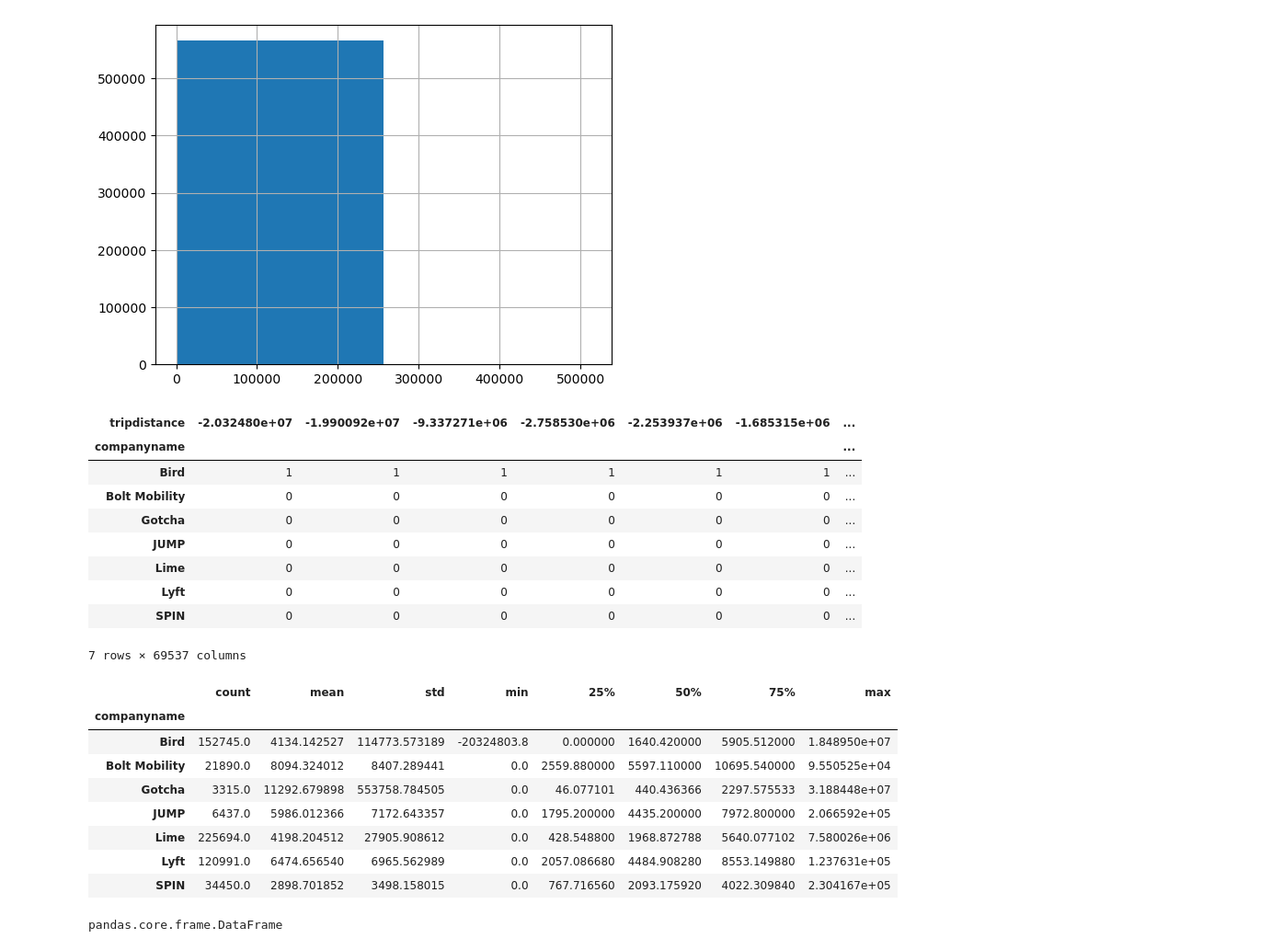
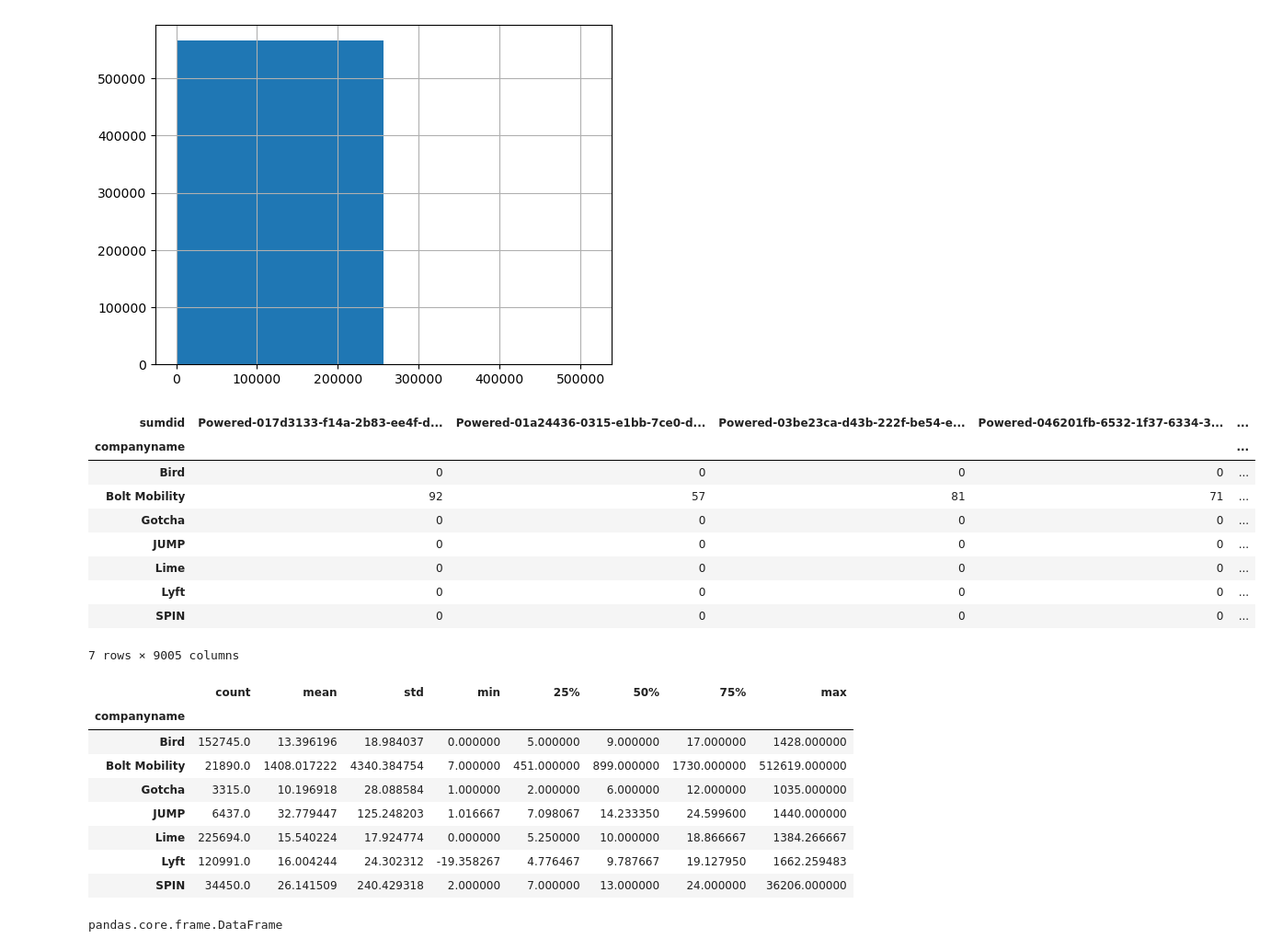
Before and after one commit to NSS-Full-Time-Data-Analytics-11/nashville-scooters-tucker, a Jupyter notebook: notebooks/scooters.ipynb, the cells around one changed output. Shown: that part at 92% size. Saved outputs shown, nothing was run; the diff lists cells and outputs as text; code cells hidden in the pictures.

```diff
--- a/notebooks/scooters.ipynb
+++ b/notebooks/scooters.ipynb
@@ -92,16 +92,3 @@ may_trips.head()
 | 2 | 5.0 | 2019-05-01 01:05:43.677 | Lyft | Powered638990 | LFT109 | 17.661933 | 11351.70640 |
 | 3 | 5.0 | 2019-05-01 01:05:47.083 | Lyft | Powered717019 | LFT110 | 17.735217 | 11351.70640 |
 | 4 | 5.0 | 2019-05-01 01:05:52.377 | Lyft | Powered244248 | LFT111 | 3.238633 | 2903.54340 |
-# %%
-query = '''
-SELECT EXTRACT(MONTH from DATE(pubtimestamp)) AS month, pubtimestamp, companyname, sumdid, triprecordnum, tripduration, tripdistance
-FROM trips
-WHERE EXTRACT(MONTH from DATE(pubtimestamp)) = 6;
-'''
-
-with engine.connect() as connection: result = connection.execute(text(query))
-
-with engine.connect() as connection:
-    june_trips = pd.read_sql(text(query), con = connection)
-
-june_trips.head()
@@ -115,13 +94,0 @@ june_trips.head()
-# %%
-query = '''
-SELECT EXTRACT(MONTH from DATE(pubtimestamp)) AS month, pubtimestamp, companyname, sumdid, triprecordnum, tripduration, tripdistance
-FROM trips
-WHERE EXTRACT(MONTH from DATE(pubtimestamp)) = 7;
-'''
-
-with engine.connect() as connection: result = connection.execute(text(query))
-
-with engine.connect() as connection:
-    july_trips = pd.read_sql(text(query), con = connection)
-
-july_trips.head()
@@ -305,30 +248,30 @@ all_trips['tripduration'].hist(bins = 2);
 # %% [output]
 [figure]
 # %%
-pd.crosstab(all_trips['companyname'], all_trips['tripdistance'])
+pd.crosstab(all_trips['companyname'], all_trips['sumdid'])
 # %% [output]
-| tripdistance | -2.032480e+07 | -1.990092e+07 | -9.337271e+06 | -2.758530e+06 | -2.253937e+06 | -1.685315e+06 | ... |
-| companyname |  |  |  |  |  |  | ... |
-| Bird | 1 | 1 | 1 | 1 | 1 | 1 | ... |
-| Bolt Mobility | 0 | 0 | 0 | 0 | 0 | 0 | ... |
-| Gotcha | 0 | 0 | 0 | 0 | 0 | 0 | ... |
-| JUMP | 0 | 0 | 0 | 0 | 0 | 0 | ... |
-| Lime | 0 | 0 | 0 | 0 | 0 | 0 | ... |
-| Lyft | 0 | 0 | 0 | 0 | 0 | 0 | ... |
-| SPIN | 0 | 0 | 0 | 0 | 0 | 0 | ... |
+| sumdid | Powered-017d3133-f14a-2b83-ee4f-d... | Powered-01a24436-0315-e1bb-7ce0-d... | Powered-03be23ca-d43b-222f-be54-e... | Powered-046201fb-6532-1f37-6334-3... | ... |
+| companyname |  |  |  |  | ... |
+| Bird | 0 | 0 | 0 | 0 | ... |
+| Bolt Mobility | 92 | 57 | 81 | 71 | ... |
+| Gotcha | 0 | 0 | 0 | 0 | ... |
+| JUMP | 0 | 0 | 0 | 0 | ... |
+| Lime | 0 | 0 | 0 | 0 | ... |
+| Lyft | 0 | 0 | 0 | 0 | ... |
+| SPIN | 0 | 0 | 0 | 0 | ... |
-7 rows × 69537 columns
+7 rows × 9005 columns
 # %%
-all_trips.groupby('companyname')['tripdistance'].describe()
+all_trips.groupby('companyname')['tripduration'].describe()
 # %% [output]
 |  | count | mean | std | min | 25% | 50% | 75% | max |
 | companyname |  |  |  |  |  |  |  |  |
-| Bird | 152745.0 | 4134.142527 | 114773.573189 | -20324803.8 | 0.000000 | 1640.420000 | 5905.512000 | 1.848950e+07 |
-| Bolt Mobility | 21890.0 | 8094.324012 | 8407.289441 | 0.0 | 2559.880000 | 5597.110000 | 10695.540000 | 9.550525e+04 |
-| Gotcha | 3315.0 | 11292.679898 | 553758.784505 | 0.0 | 46.077101 | 440.436366 | 2297.575533 | 3.188448e+07 |
-| JUMP | 6437.0 | 5986.012366 | 7172.643357 | 0.0 | 1795.200000 | 4435.200000 | 7972.800000 | 2.066592e+05 |
-| Lime | 225694.0 | 4198.204512 | 27905.908612 | 0.0 | 428.548800 | 1968.872788 | 5640.077102 | 7.580026e+06 |
-| Lyft | 120991.0 | 6474.656540 | 6965.562989 | 0.0 | 2057.086680 | 4484.908280 | 8553.149880 | 1.237631e+05 |
-| SPIN | 34450.0 | 2898.701852 | 3498.158015 | 0.0 | 767.716560 | 2093.175920 | 4022.309840 | 2.304167e+05 |
+| Bird | 152745.0 | 13.396196 | 18.984037 | 0.000000 | 5.000000 | 9.000000 | 17.000000 | 1428.000000 |
+| Bolt Mobility | 21890.0 | 1408.017222 | 4340.384754 | 7.000000 | 451.000000 | 899.000000 | 1730.000000 | 512619.000000 |
+| Gotcha | 3315.0 | 10.196918 | 28.088584 | 1.000000 | 2.000000 | 6.000000 | 12.000000 | 1035.000000 |
+| JUMP | 6437.0 | 32.779447 | 125.248203 | 1.016667 | 7.098067 | 14.233350 | 24.599600 | 1440.000000 |
+| Lime | 225694.0 | 15.540224 | 17.924774 | 0.000000 | 5.250000 | 10.000000 | 18.866667 | 1384.266667 |
+| Lyft | 120991.0 | 16.004244 | 24.302312 | -19.358267 | 4.776467 | 9.787667 | 19.127950 | 1662.259483 |
+| SPIN | 34450.0 | 26.141509 | 240.429318 | 2.000000 | 7.000000 | 13.000000 | 24.000000 | 36206.000000 |
 # %%
 type(all_trips)
 # %% [output]
```
Also changed, not shown: parts of 9 cells of this notebook, 1 other file.
